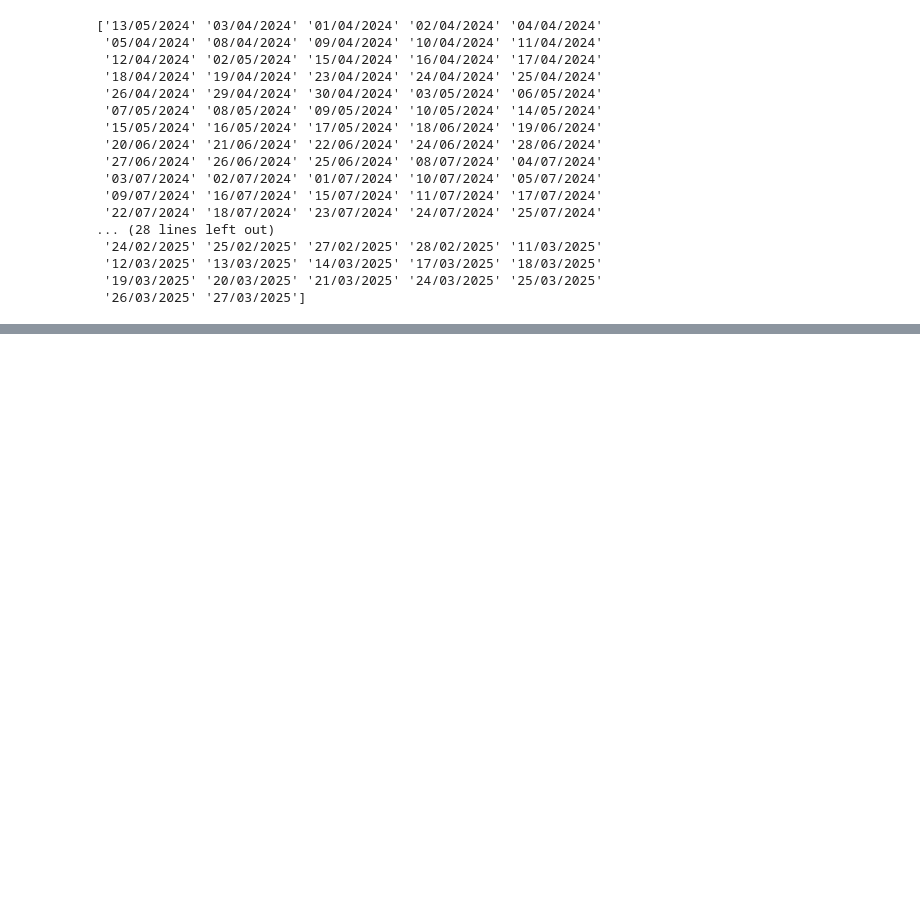
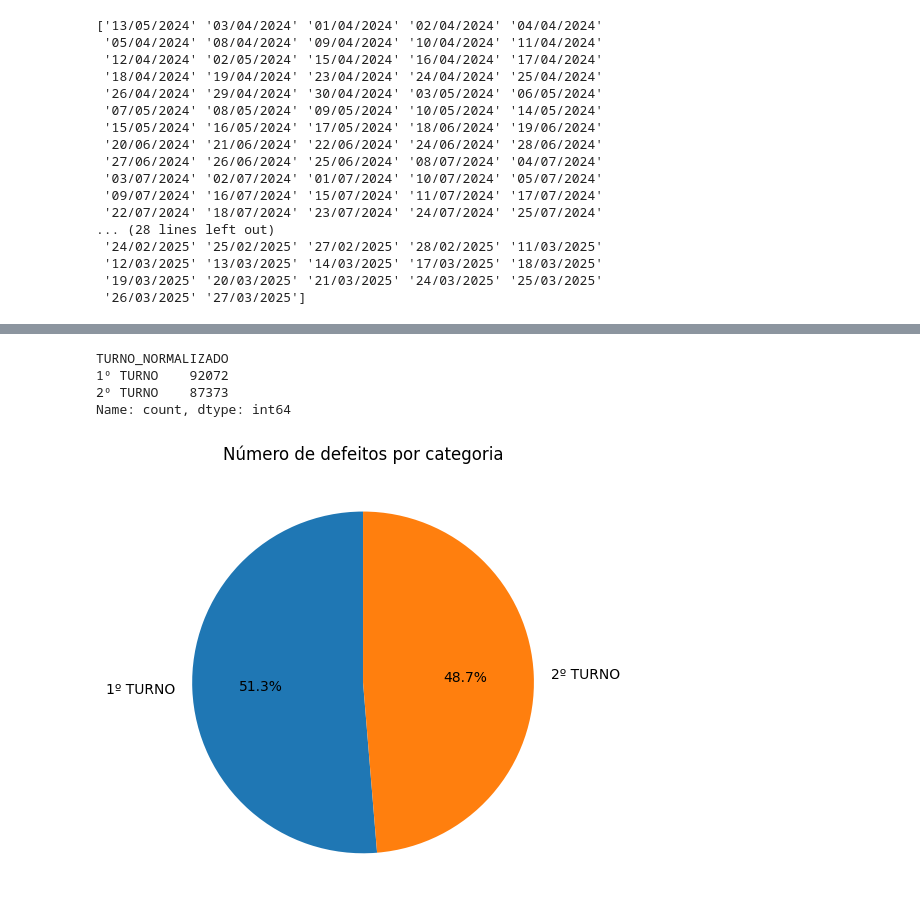
Before and after one commit to Luis-60/damage-controller, a Jupyter notebook: backend/testes.ipynb, the cells around one changed output, grey strips where cells are left out. Drawn from its saved outputs; the diff is of its cells as text; code cells hidden in the pictures; blank space fills up the shorter version.

```diff
--- a/backend/testes.ipynb
+++ b/backend/testes.ipynb
@@ -108,0 +191,40 @@ print(df['DATA'].unique())
+# %%
+arquivo_csv = 'Banco_de_Dados 2.CSV'
+lista = pd.read_csv(arquivo_csv, encoding='latin1', sep=';', on_bad_lines='skip')
+lista['TURNO'] = lista['TURNO'].fillna('')
+lista['TURNO'] = lista['TURNO'].str.replace(r"[\r\n]", "", regex=True)
+
+mascara = (
+    lista['TURNO'].str.strip().ne('')  # não-vazio
+)
+
+lista_filtrada = lista.loc[mascara].copy()
+
+# Mapeamento das variações
+mapeamento_regex = {
+    "Shift #1": "1º TURNO",
+    "Shift #2": "2º TURNO",
+    "1T": "1º TURNO",
+    "2T": "2º TURNO",
+    "1º TURNO": "1º TURNO",
+    "2º TURNO": "2º TURNO",
+}
+
+# Normalizar os valores
+lista_filtrada['TURNO_NORMALIZADO'] = lista_filtrada['TURNO'].map(lambda x: mapeamento_regex.get(x, x))
+
+contagem_turnos = lista_filtrada['TURNO_NORMALIZADO'].value_counts()
+
+display(contagem_turnos)
+
+fig, ax = plt.subplots()
+ax.pie(x=contagem_turnos.values, labels=contagem_turnos.index, autopct='%1.1f%%', startangle=90)
+plt.title('Número de defeitos por categoria')
+plt.tight_layout()
+plt.show()
+# %% [output]
+TURNO_NORMALIZADO
+1º TURNO    92072
+2º TURNO    87373
+Name: count, dtype: int64
+[figure, added]
```
Also changed, not shown: parts of 2 cells of this notebook.
